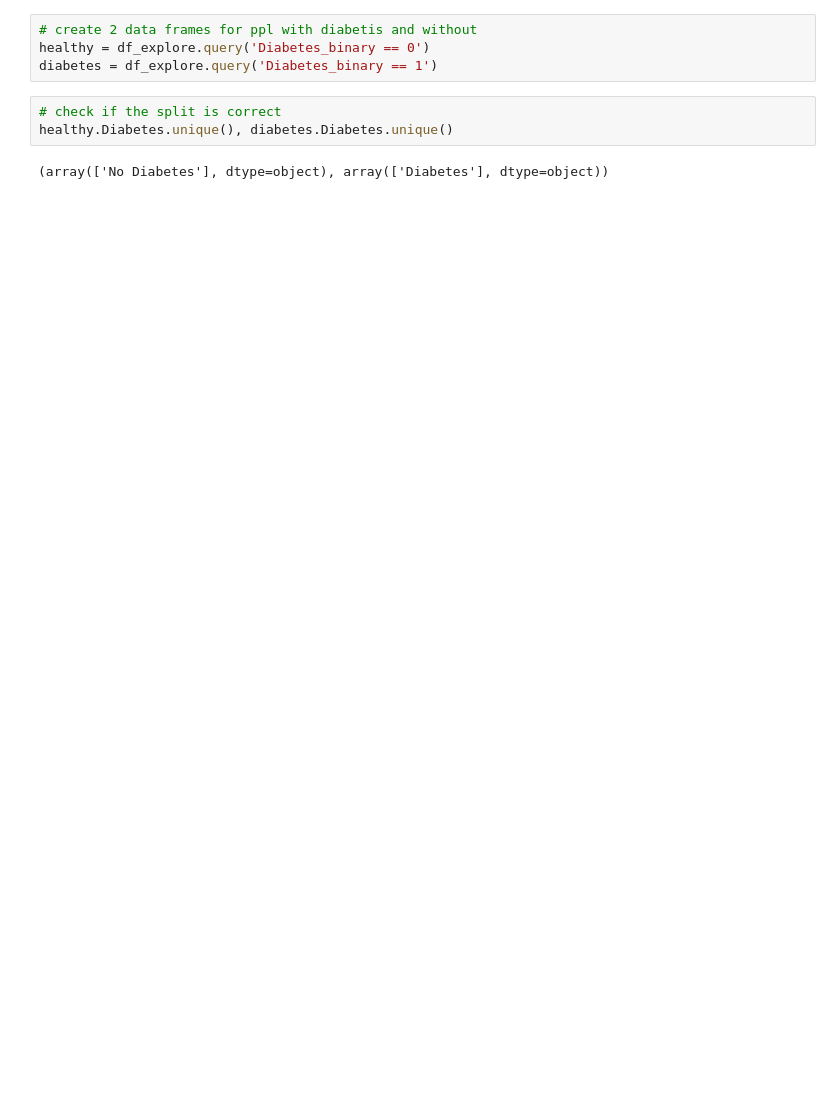
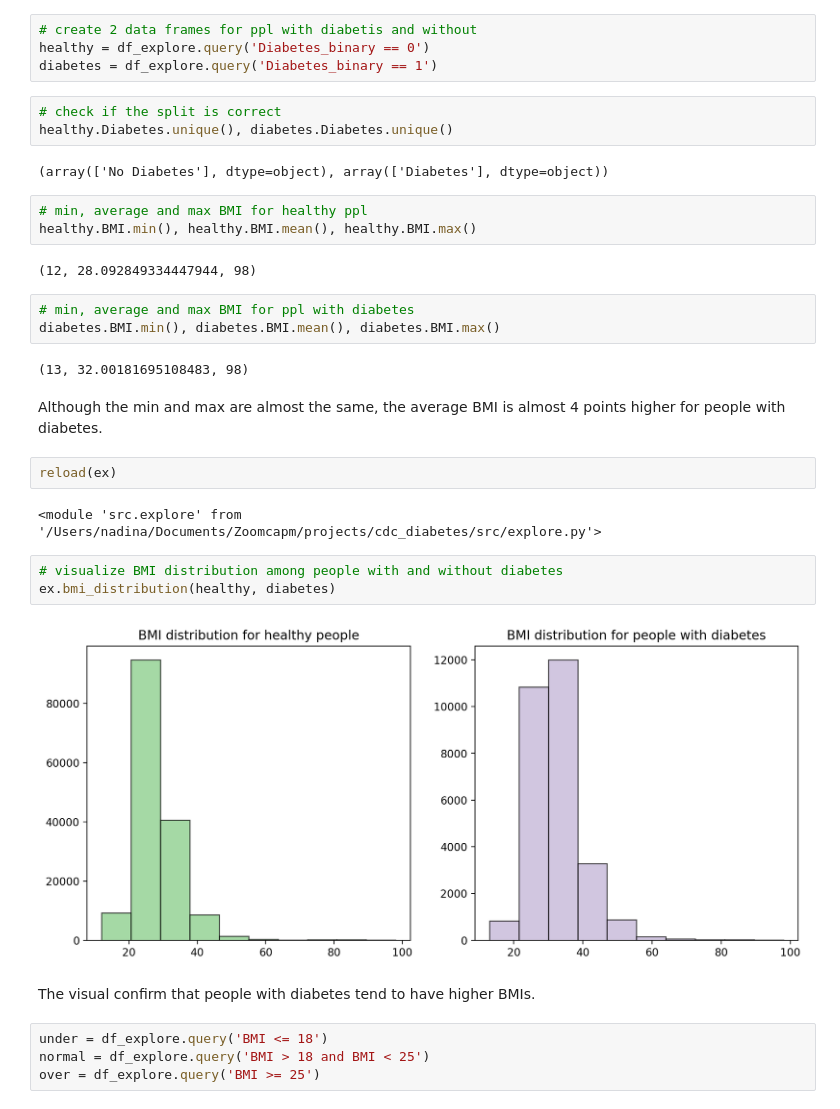
Before and after one commit to nadia-paz/cdc_diabetes, a Jupyter notebook: notebook.ipynb, the cells around one changed output. Drawn from its saved outputs; the diff is of its cells as text; blank space fills up the shorter version.

```diff
--- a/notebook.ipynb
+++ b/notebook.ipynb
@@ -137,3 +137,30 @@ diabetes = df_explore.query('Diabetes_binary == 1')
 healthy.Diabetes.unique(), diabetes.Diabetes.unique()
 # %% [output]
 (array(['No Diabetes'], dtype=object), array(['Diabetes'], dtype=object))
+# %%
+# min, average and max BMI for healthy ppl
+healthy.BMI.min(), healthy.BMI.mean(), healthy.BMI.max()
+# %% [output]
+(12, 28.092849334447944, 98)
+# %%
+# min, average and max BMI for ppl with diabetes
+diabetes.BMI.min(), diabetes.BMI.mean(), diabetes.BMI.max()
+# %% [output]
+(13, 32.00181695108483, 98)
+# %% [markdown]
+Although the min and max are almost the same, the average BMI is almost 4 points higher for people with diabetes.
+# %%
+reload(ex)
+# %% [output]
+<module 'src.explore' from '/Users/nadina/Documents/Zoomcapm/projects/cdc_diabetes/src/explore.py'>
+# %%
+# visualize BMI distribution among people with and without diabetes
+ex.bmi_distribution(healthy, diabetes)
+# %% [output]
+[figure, added]
+# %% [markdown]
+The visual confirm that people with diabetes tend to have higher BMIs.
+# %%
+under = df_explore.query('BMI <= 18')
+normal = df_explore.query('BMI > 18 and BMI < 25')
+over = df_explore.query('BMI >= 25')
```
Also changed, not shown: parts of 2 cells of this notebook.
